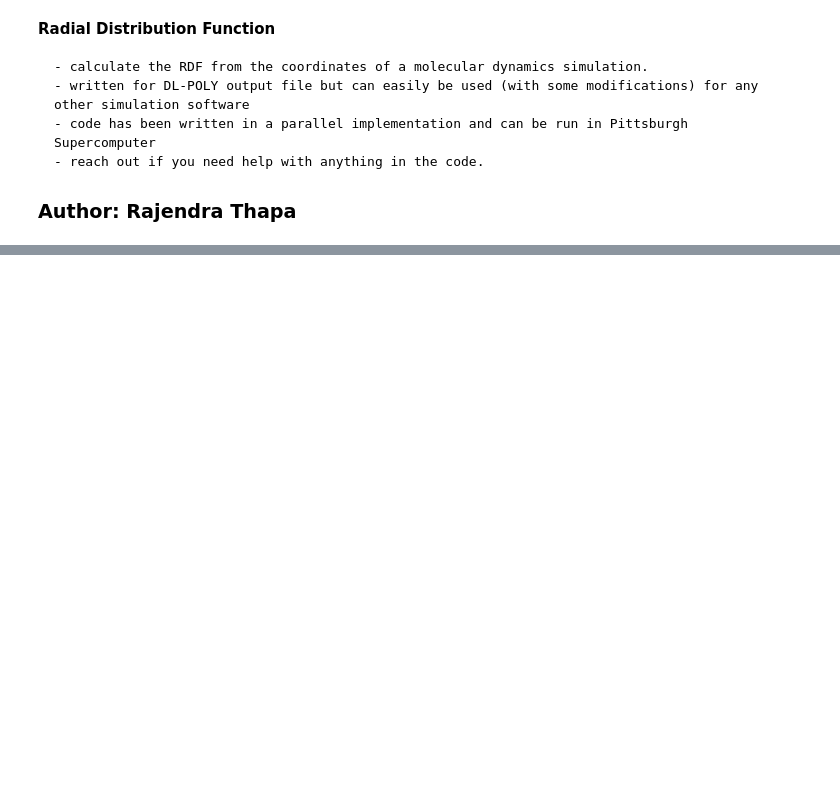
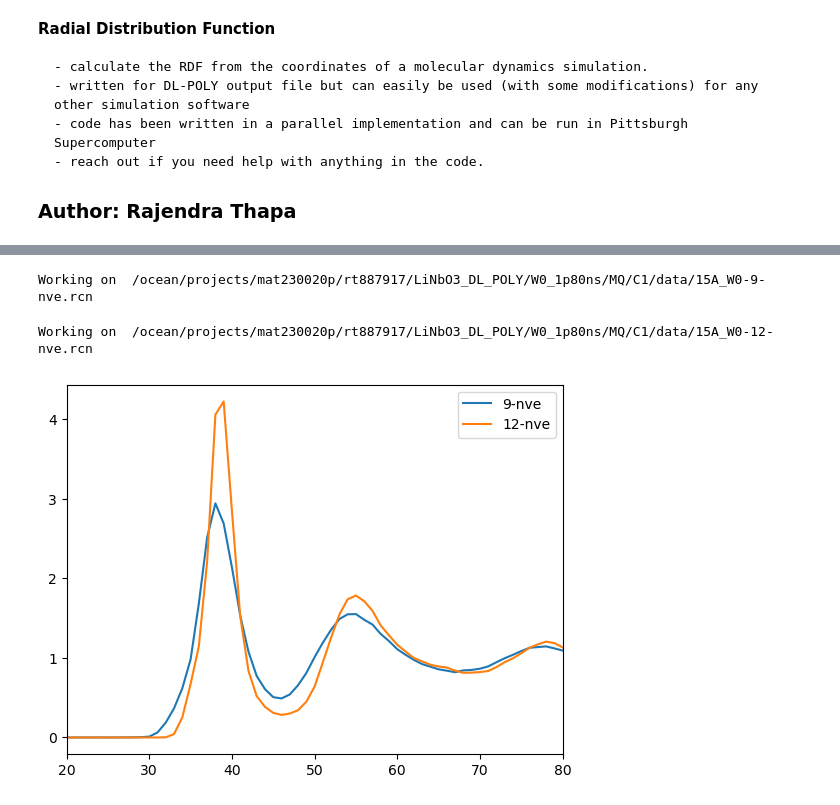
Before and after one commit to rajendrathapa/Crystal-Growth-in-LNSE-glass, a Jupyter notebook: gr_calculator.ipynb, the cells around one changed output, grey strips where cells are left out. Saved outputs shown, nothing was run; the diff lists cells and outputs as text; code cells hidden in the pictures; blank space fills up the shorter version.

```diff
--- a/gr_calculator.ipynb
+++ b/gr_calculator.ipynb
@@ -90,0 +96,21 @@ Working on  /ocean/projects/mat230020p/rt887917/LiNbO3_DL_POLY/W0_1p80ns/MQ/C0/d
+# %%
+_dir = "/ocean/projects/mat230020p/rt887917/LiNbO3_DL_POLY/W0_1p80ns/MQ/C1/data"
+for MQ_steps in [9,12]:
+    for run_type in ["nve"]:#,"nve"]:   # NVT was followed by NVE in the MQ cycle
+        f_name = f"{_dir}/15A_W0-{MQ_steps}-{run_type}.rcn"
+        print("Working on ",f_name)
+        with open(f_name) as file:
+            lines = file.readlines()
+        Lx, Ly, Lz = float(lines[2].split()[0]), float(lines[3].split()[1]), float(lines[4].split()[2])
+        xyz_coords = get_coords(lines)
+        dr = 0.05
+        rdf_values = rdf_parallel(xyz_coords, Lx, dr, 0.5*Lx)
+        plt.plot(rdf_values, label=f"{MQ_steps}-{run_type}")
+
+plt.legend(loc='best')
+plt.xlim(20,80)
+plt.show()
+# %% [output]
+Working on  /ocean/projects/mat230020p/rt887917/LiNbO3_DL_POLY/W0_1p80ns/MQ/C1/data/15A_W0-9-nve.rcn
+Working on  /ocean/projects/mat230020p/rt887917/LiNbO3_DL_POLY/W0_1p80ns/MQ/C1/data/15A_W0-12-nve.rcn
+[figure, added]
```
Also changed, not shown: parts of 2 cells of this notebook.
